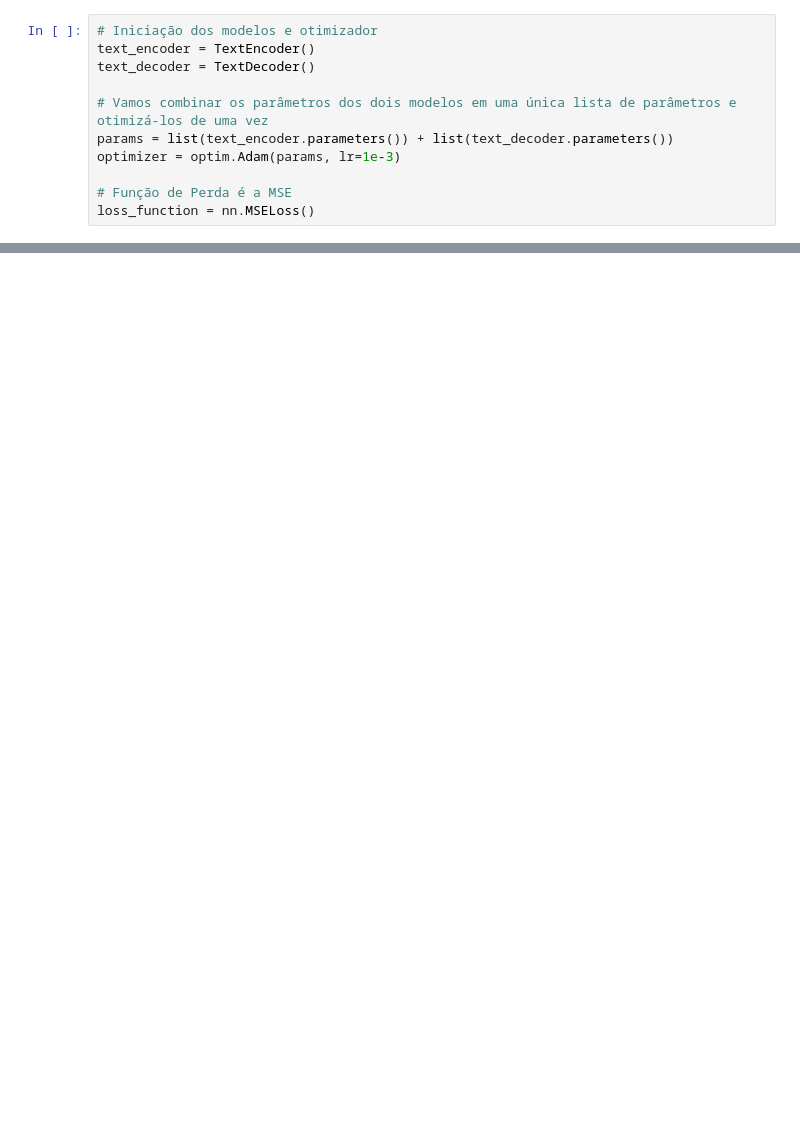
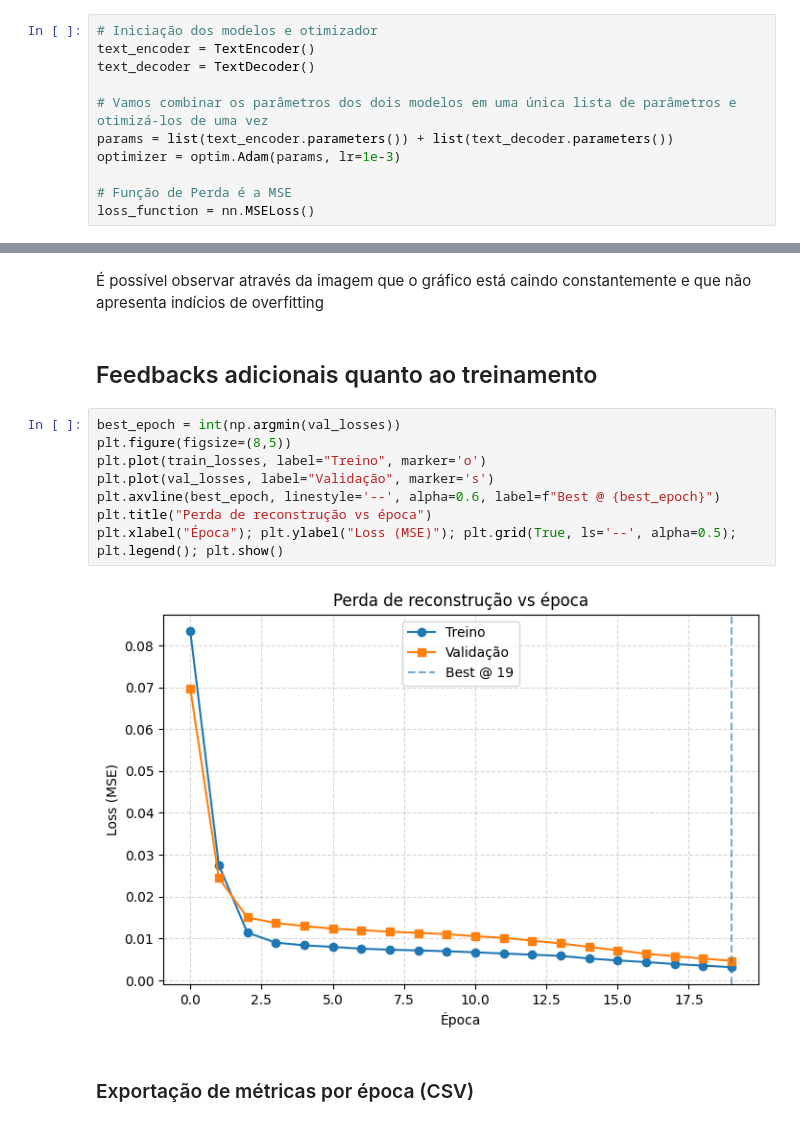
Before and after one commit to UnB-CIS/World-Foundation-Models, a Jupyter notebook: models/Text_Encoder.ipynb, the cells around one changed output, grey strips where cells are left out. Cells and saved outputs as stored; diff of their text form; blank space fills up the shorter version.

```diff
--- a/models/Text_Encoder.ipynb
+++ b/models/Text_Encoder.ipynb
@@ -269,0 +332,16 @@ Epoch [20/20], Loss de Reconstrução: 0.003926
+# %% [markdown]
+É possível observar através da imagem que o gráfico está caindo constantemente e que não apresenta indícios de overfitting
+# %% [markdown]
+## Feedbacks adicionais quanto ao treinamento
+# %%
+best_epoch = int(np.argmin(val_losses))
+plt.figure(figsize=(8,5))
+plt.plot(train_losses, label="Treino", marker='o')
+plt.plot(val_losses, label="Validação", marker='s')
+plt.axvline(best_epoch, linestyle='--', alpha=0.6, label=f"Best @ {best_epoch}")
+plt.title("Perda de reconstrução vs época")
+plt.xlabel("Época"); plt.ylabel("Loss (MSE)"); plt.grid(True, ls='--', alpha=0.5); plt.legend(); plt.show()
+# %% [output]
+[figure, added]
+# %% [markdown]
+### Exportação de métricas por época (CSV)
```
Also changed, not shown: parts of 11 cells of this notebook.
